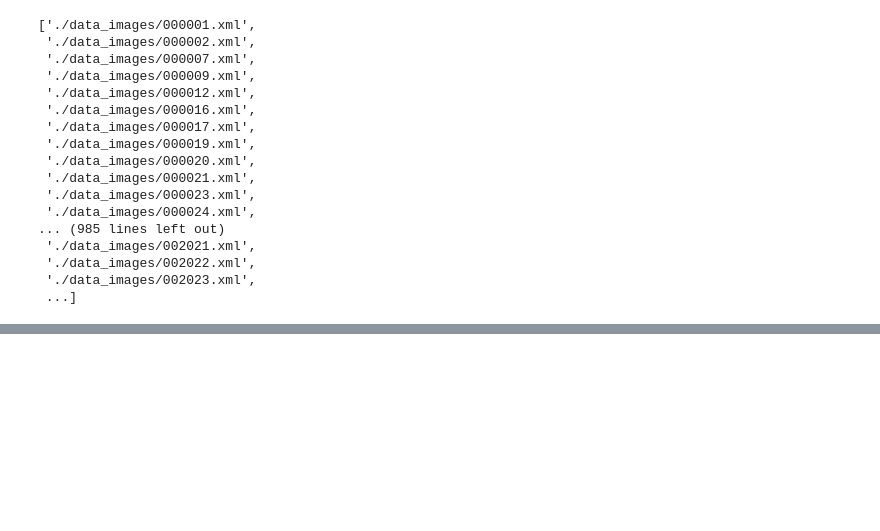
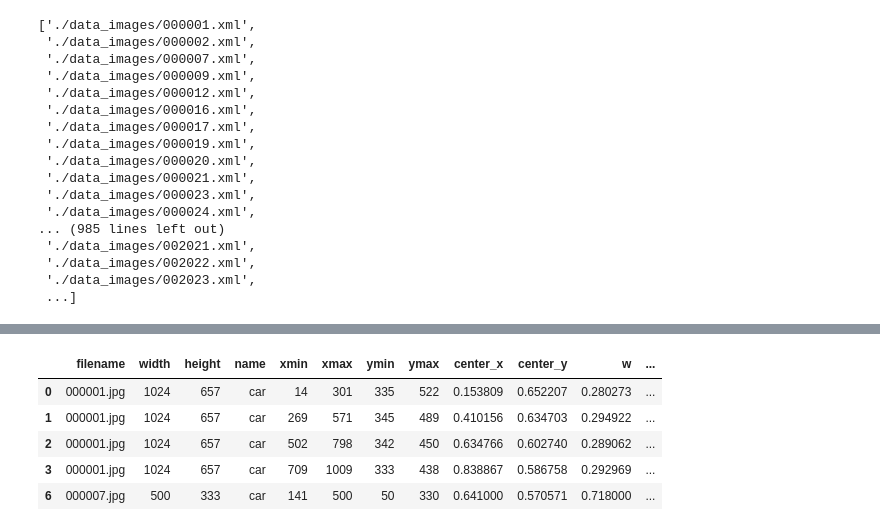
Before and after one commit to noopdhakal/Object-Detection-from-Scratch, a Jupyter notebook: 1_datapreparation/01_extract_object_info_from_xml.ipynb, the cells around one changed output, grey strips where cells are left out. Cells and saved outputs as stored; diff of their text form; code cells hidden in the pictures; blank space fills up the shorter version.

```diff
--- a/1_datapreparation/01_extract_object_info_from_xml.ipynb
+++ b/1_datapreparation/01_extract_object_info_from_xml.ipynb
@@ -34,0 +271,9 @@ xml_list
+# %%
+train_df.head()
+# %% [output]
+|  | filename | width | height | name | xmin | xmax | ymin | ymax | center_x | center_y | w | ... |
+| 0 | 000001.jpg | 1024 | 657 | car | 14 | 301 | 335 | 522 | 0.153809 | 0.652207 | 0.280273 | ... |
+| 1 | 000001.jpg | 1024 | 657 | car | 269 | 571 | 345 | 489 | 0.410156 | 0.634703 | 0.294922 | ... |
+| 2 | 000001.jpg | 1024 | 657 | car | 502 | 798 | 342 | 450 | 0.634766 | 0.602740 | 0.289062 | ... |
+| 3 | 000001.jpg | 1024 | 657 | car | 709 | 1009 | 333 | 438 | 0.838867 | 0.586758 | 0.292969 | ... |
+| 6 | 000007.jpg | 500 | 333 | car | 141 | 500 | 50 | 330 | 0.641000 | 0.570571 | 0.718000 | ... |
```
Also changed, not shown: parts of 40 cells of this notebook, 1 other file.
